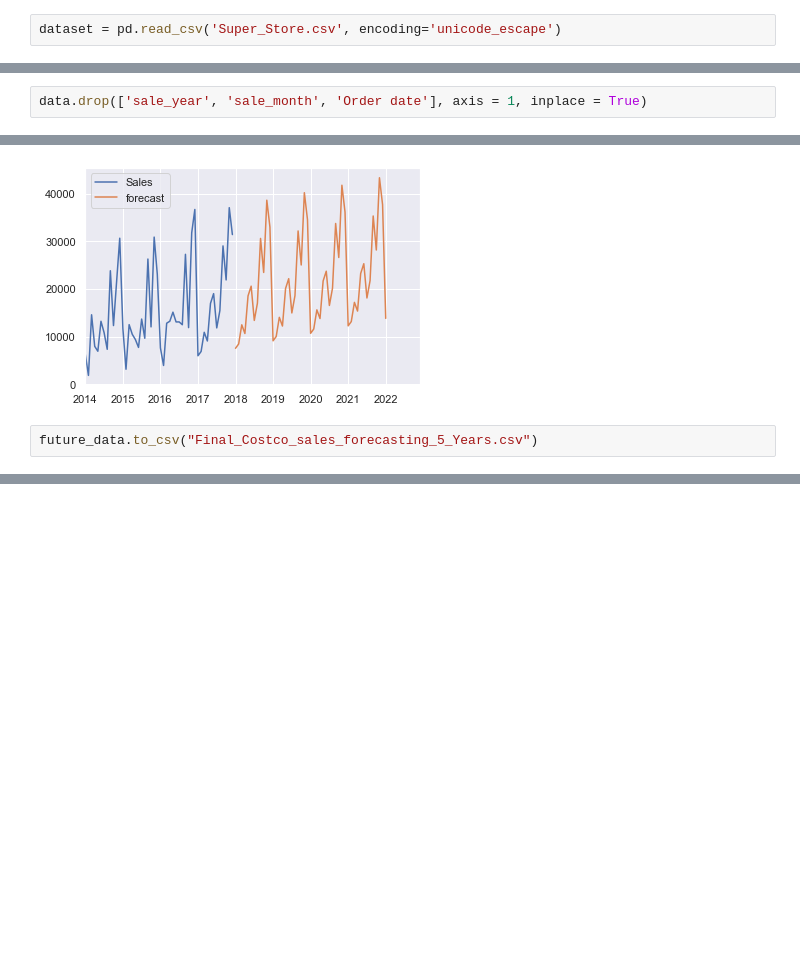
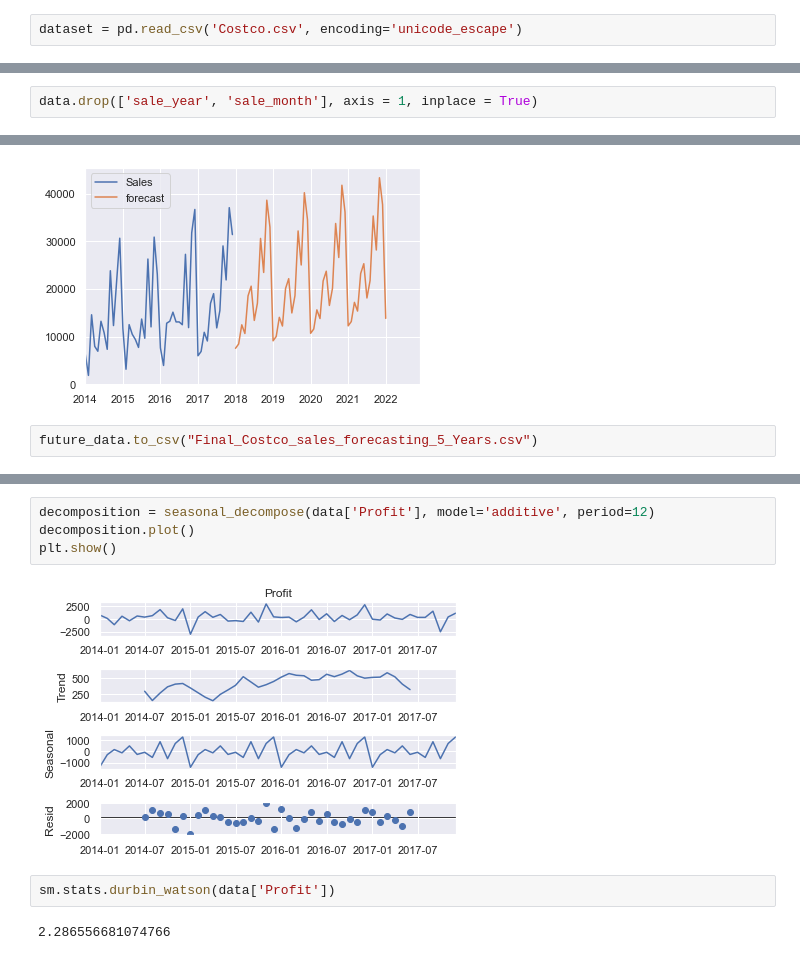
Before and after one commit to ADITYARAJIV/costco-time-series-forecasting, a Jupyter notebook: Super_store multvariate time series.ipynb, the cells around one changed output, grey strips where cells are left out. Cells and saved outputs as stored; diff of their text form; blank space fills up the shorter version.

```diff
--- a/Super_store multvariate time series.ipynb
+++ b/Super_store multvariate time series.ipynb
@@ -10,7 +10,7 @@ sns.set()
 pd.set_option('display.max_rows', 500)
 pd.set_option('display.max_columns', 500)
 # %%
-dataset = pd.read_csv('Super_Store.csv', encoding='unicode_escape')
+dataset = pd.read_csv('Costco.csv', encoding='unicode_escape')
 # %%
 dataset.head()
 # %% [output]
@@ -172,4 +172,4 @@ data.head()
 | 3 | 2014 | 4 | 7944.837 | 554.3801 | 2014-04-01 |
 | 4 | 2014 | 5 | 6912.787 | -349.8776 | 2014-05-01 |
 # %%
-data.drop(['sale_year', 'sale_month', 'Order date'], axis = 1, inplace = True)
+data.drop(['sale_year', 'sale_month'], axis = 1, inplace = True)
@@ -313,0 +428,10 @@ future_data.to_csv("Final_Costco_sales_forecasting_5_Years.csv")
+# %%
+decomposition = seasonal_decompose(data['Profit'], model='additive', period=12)
+decomposition.plot()
+plt.show()
+# %% [output]
+[figure, added]
+# %%
+sm.stats.durbin_watson(data['Profit'])
+# %% [output]
+2.286556681074766
```
Also changed, not shown: parts of 18 cells of this notebook.
